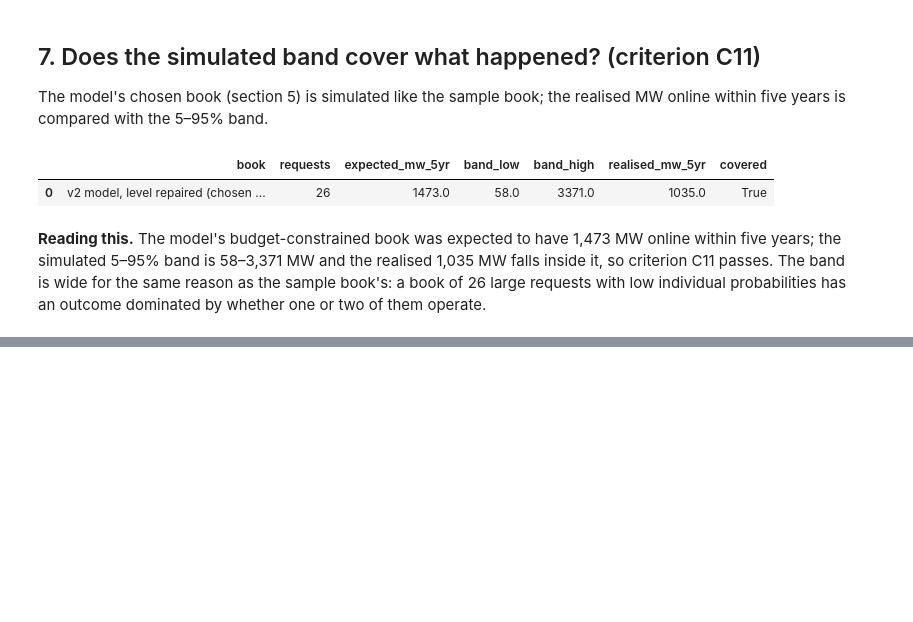
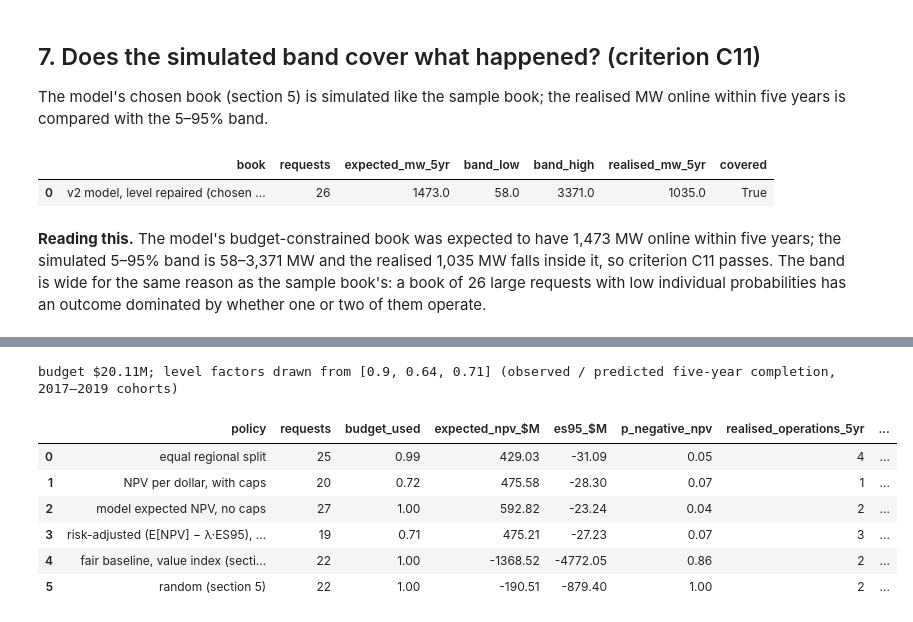
Before and after one commit to alanmossinger/Capstone, a Jupyter notebook: notebooks/16_portfolio.ipynb, the cells around one changed output, grey strips where cells are left out. Drawn from its saved outputs; the diff is of its cells as text; code cells hidden in the pictures; blank space fills up the shorter version.

```diff
--- a/notebooks/16_portfolio.ipynb
+++ b/notebooks/16_portfolio.ipynb
@@ -510,0 +667,68 @@ coverage.round(0)
+# %%
+drift = pd.read_csv(paths.RESULTS / "drift_by_cohort.csv")
+ratios = drift[(drift["cohort"] == "all") & (drift["horizon"] == 5)]
+level_ratios = (ratios["observed"] / ratios["v2"]).to_numpy()
+rng_lvl = np.random.default_rng(SEED + 7)
+level_factors = rng_lvl.choice(level_ratios, N_DRAWS)
+groups_all = (test["region"] + "|" + test["q_year"].astype(str)).to_numpy()
+op_year = portfolio.simulate_operation_years(P_model, groups_all, rho, N_DRAWS, SEED + 8, level_factors)
+npv_by_year = np.array([[npv_if_built(i, test.at[i, "q_year"] + j) * mw_arr[i] / (1 + RATE) ** j for j in range(1, WINDOW + 1)] for i in range(len(test))])
+npv_lookup = np.hstack([np.zeros((len(test), 1)), npv_by_year])  # column 0 = not built within the window
+npv_draws = npv_lookup[np.arange(len(test))[None, :], op_year] - cost_case["base"][None, :]
+exp_npv = npv_draws.mean(axis=0)
+LAM = 1.0
+
+
+def greedy_by_score(score, cost, budget, caps_):
+    '''Greedy by a per-dollar score under a budget and caps (the simple policies).'''
+    order = np.argsort(-score / cost)
+    chosen, spent, used = np.zeros(len(score), bool), 0.0, [dict() for _ in caps_]
+    for i in order:
+        if score[i] <= 0 or spent + cost[i] > budget * 1.0001:
+            continue
+        if any(used[k].get(g[i], 0.0) + cost[i] > share * budget * 1.0001 for k, (g, share) in enumerate(caps_)):
+            continue
+        chosen[i] = True
+        spent += cost[i]
+        for k, (g, _) in enumerate(caps_):
+            used[k][g[i]] = used[k].get(g[i], 0.0) + cost[i]
+    return chosen
+
+
+sunk_b = cost_case["base"]
+regions_arr = test["region"].to_numpy()
+equal = np.zeros(len(test), bool)
+for r in TRACK_A:
+    in_r = regions_arr == r
+    pick = greedy_by_score(np.where(in_r, exp_npv, -np.inf), sunk_b, BUDGET / 3, [])
+    equal |= pick
+policies = {
+    "equal regional split": equal,
+    "NPV per dollar, with caps": greedy_by_score(exp_npv, sunk_b, BUDGET, caps),
+    "model expected NPV, no caps": greedy_by_score(exp_npv, sunk_b, BUDGET, []),
+    "risk-adjusted (E[NPV] − λ·ES95), with caps": portfolio.greedy_risk_adjusted(npv_draws, sunk_b, BUDGET, LAM, caps),
+    "fair baseline, value index (section 5)": books["fair baseline"],
+    "random (section 5)": books["random"],
+}
+pol_rows = []
+for name, chosen in policies.items():
+    tot = npv_draws[:, chosen].sum(axis=1) if chosen.any() else np.zeros(N_DRAWS)
+    pol_rows.append({"policy": name, "requests": int(chosen.sum()), "budget_used": float(sunk_b[chosen].sum() / BUDGET),
+                     "expected_npv_$M": float(tot.mean() / 1e6), "es95_$M": float(portfolio.expected_shortfall(tot) / 1e6),
+                     "p_negative_npv": float((tot < 0).mean()), "realised_operations_5yr": int((chosen & built5).sum()),
+                     "realised_mw_5yr": float(mw_arr[chosen & built5].sum()), "realised_npv_$M": float(realised_npv_entry[chosen].sum() / 1e6),
+                     "max_region_share": float(max(sunk_b[chosen & (regions_arr == r)].sum() for r in TRACK_A) / max(sunk_b[chosen].sum(), 1)),
+                     "top_tech": test.loc[chosen, "tech"].value_counts().index[0] if chosen.any() else ""})
+policy_table = pd.DataFrame(pol_rows)
+policy_table.to_csv(paths.RESULTS / "policy_comparison.csv", index=False)
+print(f"budget ${BUDGET / 1e6:.2f}M; level factors drawn from {np.round(level_ratios, 2).tolist()} (observed / predicted five-year completion, 2017–2019 cohorts)")
+policy_table.round(2)
+# %% [output]
+budget $20.11M; level factors drawn from [0.9, 0.64, 0.71] (observed / predicted five-year completion, 2017–2019 cohorts)
+|  | policy | requests | budget_used | expected_npv_$M | es95_$M | p_negative_npv | realised_operations_5yr | ... |
+| 0 | equal regional split | 25 | 0.99 | 429.03 | -31.09 | 0.05 | 4 | ... |
+| 1 | NPV per dollar, with caps | 20 | 0.72 | 475.58 | -28.30 | 0.07 | 1 | ... |
+| 2 | model expected NPV, no caps | 27 | 1.00 | 592.82 | -23.24 | 0.04 | 2 | ... |
+| 3 | risk-adjusted (E[NPV] − λ·ES95), ... | 19 | 0.71 | 475.21 | -27.23 | 0.07 | 3 | ... |
+| 4 | fair baseline, value index (secti... | 22 | 1.00 | -1368.52 | -4772.05 | 0.86 | 2 | ... |
+| 5 | random (section 5) | 22 | 1.00 | -190.51 | -879.40 | 1.00 | 2 | ... |
```
Also changed, not shown: parts of 18 cells of this notebook, 33 other files.
